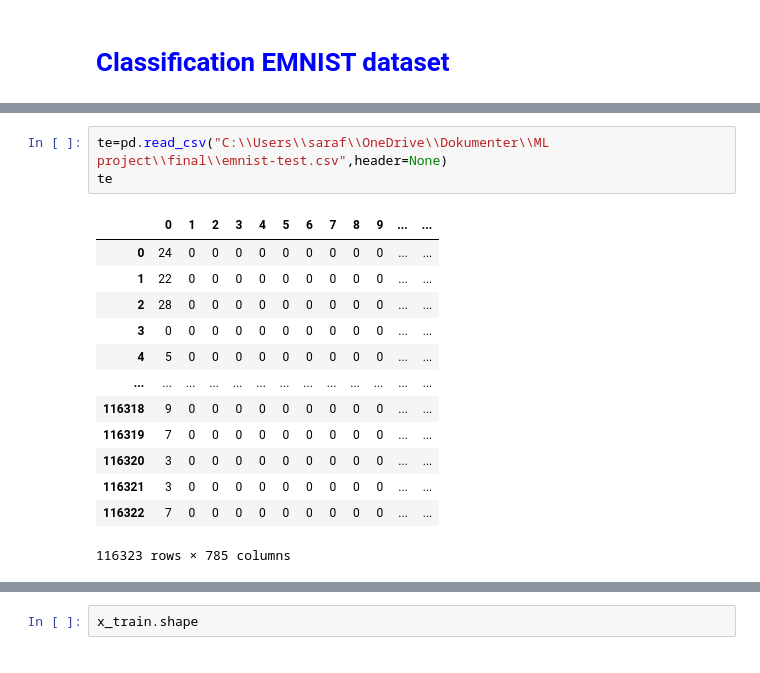
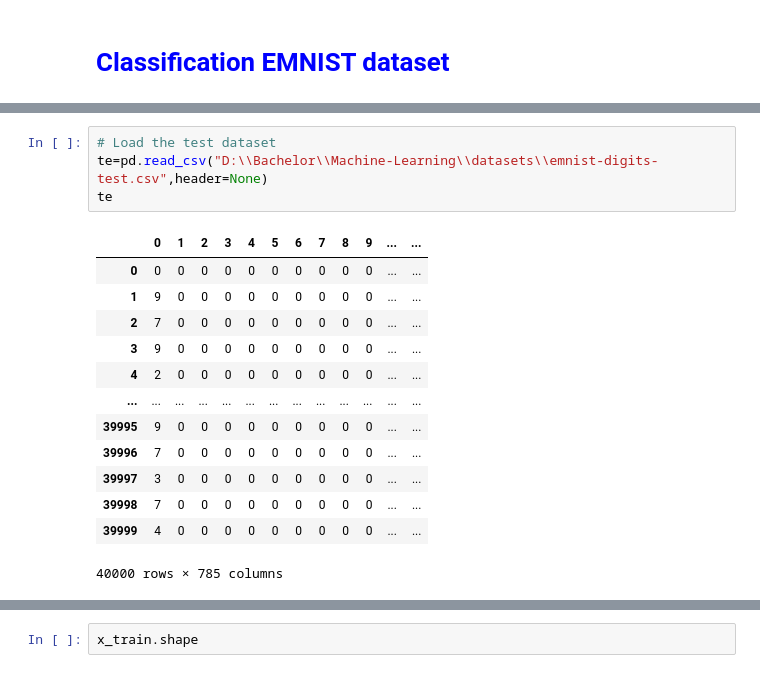
Before and after one commit to Rezas84/Random-forest, a Jupyter notebook: MNIST_random_forest.ipynb, the cells around one changed output, grey strips where cells are left out. Drawn from its saved outputs; the diff is of its cells as text.

```diff
--- a/MNIST_random_forest.ipynb
+++ b/MNIST_random_forest.ipynb
@@ -39,22 +40,23 @@ tr
 | 239999 | 0 | 0 | 0 | 0 | 0 | 0 | 0 | 0 | 0 | 0 | ... | ... |
 240000 rows × 785 columns
 # %%
-te=pd.read_csv("C:\\Users\\saraf\\OneDrive\\Dokumenter\\ML project\\final\\emnist-test.csv",header=None)
+# Load the test dataset
+te=pd.read_csv("D:\\Bachelor\\Machine-Learning\\datasets\\emnist-digits-test.csv",header=None)
 te
 # %% [output]
 |  | 0 | 1 | 2 | 3 | 4 | 5 | 6 | 7 | 8 | 9 | ... | ... |
-| 0 | 24 | 0 | 0 | 0 | 0 | 0 | 0 | 0 | 0 | 0 | ... | ... |
-| 1 | 22 | 0 | 0 | 0 | 0 | 0 | 0 | 0 | 0 | 0 | ... | ... |
-| 2 | 28 | 0 | 0 | 0 | 0 | 0 | 0 | 0 | 0 | 0 | ... | ... |
-| 3 | 0 | 0 | 0 | 0 | 0 | 0 | 0 | 0 | 0 | 0 | ... | ... |
-| 4 | 5 | 0 | 0 | 0 | 0 | 0 | 0 | 0 | 0 | 0 | ... | ... |
+| 0 | 0 | 0 | 0 | 0 | 0 | 0 | 0 | 0 | 0 | 0 | ... | ... |
+| 1 | 9 | 0 | 0 | 0 | 0 | 0 | 0 | 0 | 0 | 0 | ... | ... |
+| 2 | 7 | 0 | 0 | 0 | 0 | 0 | 0 | 0 | 0 | 0 | ... | ... |
+| 3 | 9 | 0 | 0 | 0 | 0 | 0 | 0 | 0 | 0 | 0 | ... | ... |
+| 4 | 2 | 0 | 0 | 0 | 0 | 0 | 0 | 0 | 0 | 0 | ... | ... |
 | ... | ... | ... | ... | ... | ... | ... | ... | ... | ... | ... | ... | ... |
-| 116318 | 9 | 0 | 0 | 0 | 0 | 0 | 0 | 0 | 0 | 0 | ... | ... |
-| 116319 | 7 | 0 | 0 | 0 | 0 | 0 | 0 | 0 | 0 | 0 | ... | ... |
-| 116320 | 3 | 0 | 0 | 0 | 0 | 0 | 0 | 0 | 0 | 0 | ... | ... |
-| 116321 | 3 | 0 | 0 | 0 | 0 | 0 | 0 | 0 | 0 | 0 | ... | ... |
-| 116322 | 7 | 0 | 0 | 0 | 0 | 0 | 0 | 0 | 0 | 0 | ... | ... |
+| 39995 | 9 | 0 | 0 | 0 | 0 | 0 | 0 | 0 | 0 | 0 | ... | ... |
+| 39996 | 7 | 0 | 0 | 0 | 0 | 0 | 0 | 0 | 0 | 0 | ... | ... |
+| 39997 | 3 | 0 | 0 | 0 | 0 | 0 | 0 | 0 | 0 | 0 | ... | ... |
+| 39998 | 7 | 0 | 0 | 0 | 0 | 0 | 0 | 0 | 0 | 0 | ... | ... |
+| 39999 | 4 | 0 | 0 | 0 | 0 | 0 | 0 | 0 | 0 | 0 | ... | ... |
-116323 rows × 785 columns
+40000 rows × 785 columns
 # %%
 x_train=tr.drop(tr.columns[[0]],axis=1)
 x_test=te.drop(te.columns[[0]],axis=1)
```
Also changed, not shown: parts of 12 cells of this notebook, 1 other file.
